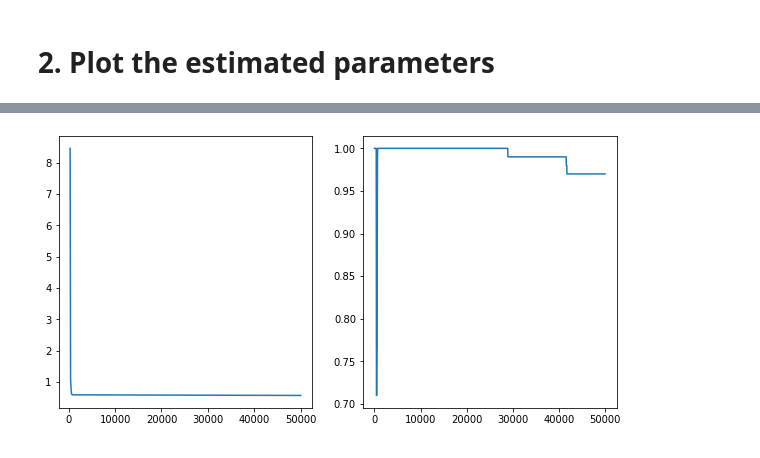
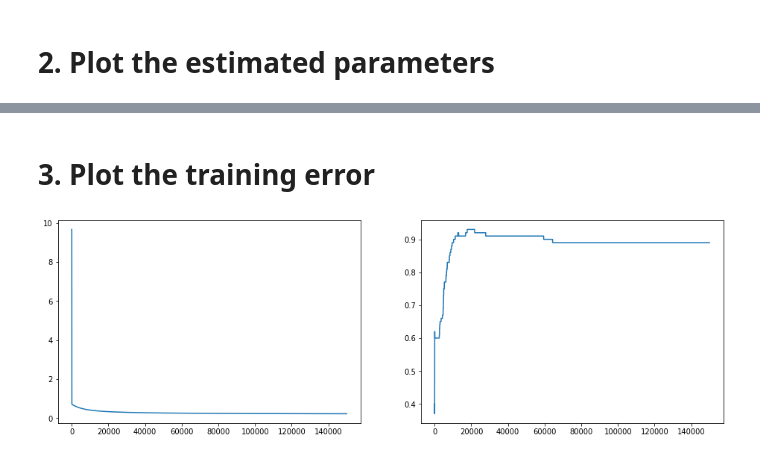
Before and after one commit to BaeHyungjun/2020-1-MachineLearning, a Jupyter notebook: 20152410_배형준_머신러닝_과제5.ipynb, the cells around one changed output, grey strips where cells are left out. Saved outputs shown, nothing was run; the diff lists cells and outputs as text; code cells hidden in the pictures.

```diff
--- a/20152410_배형준_머신러닝_과제5.ipynb
+++ b/20152410_배형준_머신러닝_과제5.ipynb
@@ -50,8 +52,8 @@ plt.show()
 # 2. Plot the estimated parameters
 # %%
 def sigmoid(X, theta):
-    z = 1 / (1 + np.exp(- X.dot(theta)))
-    return z
+    value = 1 / (1 + np.exp(-X.dot(theta)))
+    return value
 # %%
 def logistic_regression(X, Y):
     # 데이터 타입 정리
@@ -60,42 +62,42 @@ def logistic_regression(X, Y):
     Y = np.array(Y).reshape(-1, 1)
 
     # learning parameters
-    learning_rate = 10**(-5)
+    learning_rate = np.array([0.01, 0.001, 0.001]).reshape(-1, 1)
+    # 학습률을 똑같이 하니까 어떤건 발산하고 어떤건 수렴하길래 다르게 놓음
     error_bound = 10**(-6)
     critical_value = 0.5
+    delta = 10**(-7) # 로그 안에 0보다 큰 수가 들어가지 않게 하기 위해 설정
 
     # setting for learning
-    initial_theta = np.random.randn(3, 1)
-    initial_sigmoid = sigmoid(X, initial_theta)
-    initial_loss = np.sum(- Y * np.log(initial_sigmoid) - (1 - Y) * np.log(1 - initial_sigmoid)) / m
+    temp_theta = np.random.randn(3, 1)
+    temp_sigmoid = sigmoid(X, temp_theta)
+    temp_loss = np.sum(-Y * np.log(temp_sigmoid + delta) - (1-Y) * np.log(1-temp_sigmoid + delta)) / m
 
-    temp_theta = initial_theta
-    temp_sigmoid = initial_sigmoid
-    record_theta = initial_theta.T
-    record_loss = [float(initial_loss)]
+    record_theta = temp_theta.T
+    record_loss = [float(temp_loss)]
 
     # predict
-    initial_predict = np.where(initial_sigmoid >= critical_value, 1, 0)
-    record_accuracy = [np.mean(initial_predict)]
+    temp_predict = np.where(temp_sigmoid >= critical_value, 1, 0).reshape(-1, 1)
+    record_accuracy = [np.mean(temp_predict == Y)]
 
-    ## model learning
+    # model learning
     while True:
         # calculate gradient
-        gradient_theta = ((temp_sigmoid - Y).T.dot(X)).T / m
+        gradient = np.dot(X.T, temp_sigmoid - Y) / m
 
         # renew the parameters, calculate loss to evaluate the parameters
-        temp_theta = temp_theta - learning_rate * gradient_theta
+        temp_theta = temp_theta - learning_rate * gradient
         temp_sigmoid = sigmoid(X, temp_theta)
-        temp_loss = np.sum(- Y * np.log(temp_sigmoid) - (1 - Y) * np.log(1 - temp_sigmoid)) / m
+        temp_loss = np.sum(-Y * np.log(temp_sigmoid + delta) - (1-Y) * np.log(1-temp_sigmoid + delta)) / m
 
         # store results
         record_theta = np.vstack((record_theta, temp_theta.T))
         record_loss.append(float(temp_loss))
-        temp_predict = np.where(temp_sigmoid >= critical_value, 1, 0)
-        record_accuracy.append(np.mean(temp_predict))
+        temp_predict = np.where(temp_sigmoid >= critical_value, 1, 0).reshape(-1, 1)
+        record_accuracy.append(np.mean(temp_predict == Y))
 
         # stopping rule
-        if len(record_loss) > 100000 and record_loss[-2] - record_loss[-1] < error_bound:
+        if len(record_loss) > 200000 and record_loss[-2] - record_loss[-1] < error_bound:
             break
 
     result_theta = record_theta[-1, :]
@@ -119,9 +147,11 @@ print(record_loss[-2] - record_loss[-1])
+# %% [markdown]
+# 3. Plot the training error
 # %%
-plt.figure(figsize=(10, 5))
+plt.figure(figsize=(16, 5))
 plt.subplot(121)
 plt.plot(record_loss)
 plt.subplot(122)
 plt.plot(record_accuracy)
 plt.show()
 # %% [output]
-[figure, old version]
+[figure, new version]
```
Also changed, not shown: parts of 9 cells of this notebook.
